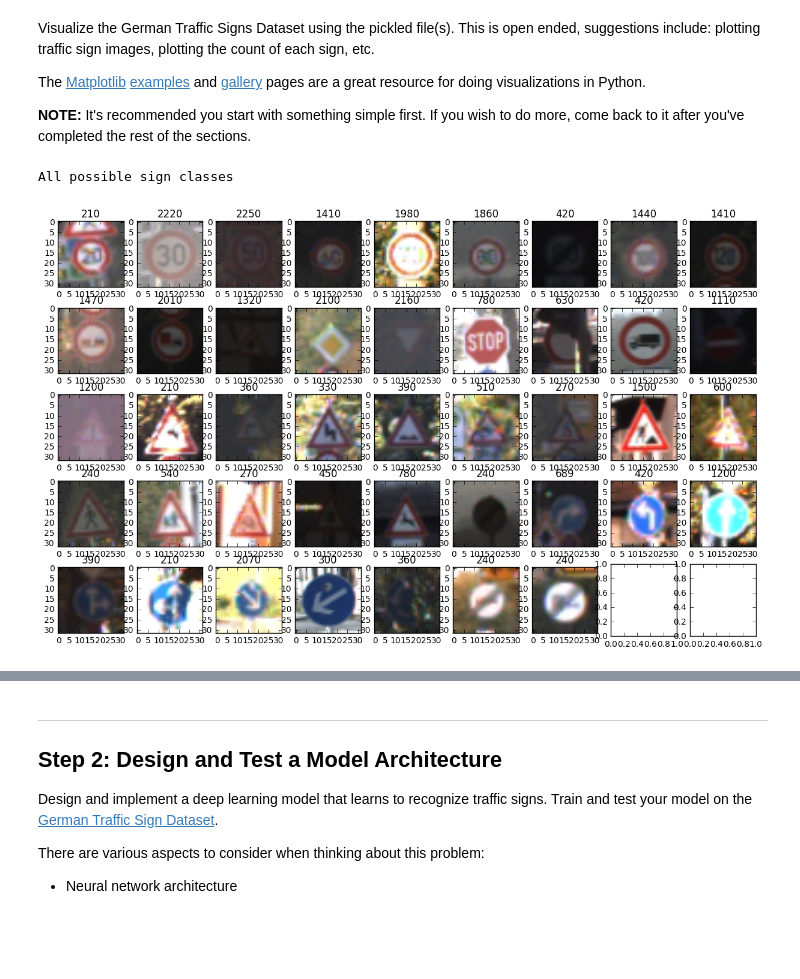
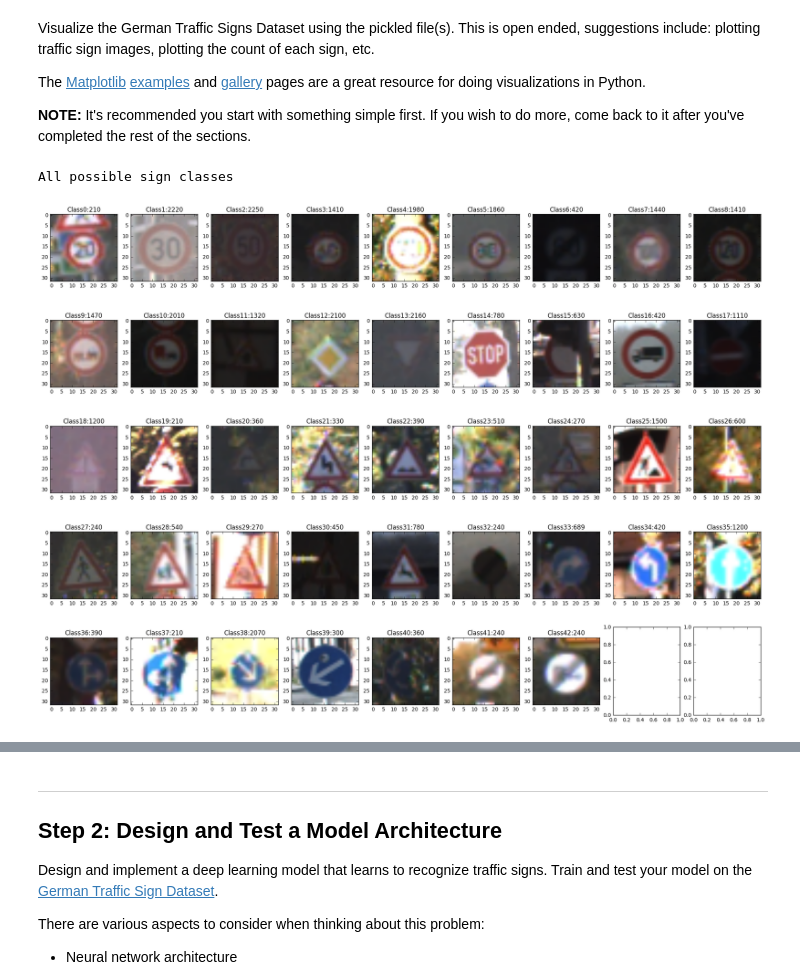
Before and after one commit to pennyheadaway/CarND-Traffic-Sign-Classifier-Project, a Jupyter notebook: Traffic_Sign_Classifier.ipynb, the cells around one changed output, grey strips where cells are left out. Drawn from its saved outputs; the diff is of its cells as text; code cells hidden in the pictures; blank space fills up the shorter version.

```diff
--- a/Traffic_Sign_Classifier.ipynb
+++ b/Traffic_Sign_Classifier.ipynb
@@ -76,27 +76,27 @@ The [Matplotlib](http://matplotlib.org/) [examples](http://matplotlib.org/exampl
 # %%
 ### Data exploration visualization goes here.
 ### Feel free to use as many code cells as needed.
 import random
 import math
 import cv2
 import matplotlib.pyplot as plt
 # Visualizations will be shown in the notebook.
 %matplotlib inline
 
 # get all unique images
 unique, unique_idx, unique_counts = np.unique(y_train, return_index=True, return_counts=True)
 n_cols = 9
 n_rows = math.ceil(n_classes/n_cols)
 
-fig, axes = plt.subplots(n_rows, n_cols, figsize=(n_rows*3, n_cols))
+fig, axes = plt.subplots(n_rows, n_cols, figsize=(n_rows*5, n_cols*2))
 
 print("All possible sign classes")
-for counts_idx,(ax, idx) in enumerate(zip(axes.flat, unique_idx)):
+for class_idx,(ax, idx) in enumerate(zip(axes.flat, unique_idx)):
     image = X_train[idx].squeeze()
     ax.imshow(image)
-    ax.set_title(unique_counts[counts_idx])
+    ax.set_title("Class" + str(class_idx) + ":" + str(unique_counts[class_idx]))
 
 plt.show()
 # %% [output]
 All possible sign classes
-[figure, old version]
+[figure, new version]
```
Also changed, not shown: parts of 16 cells of this notebook.
